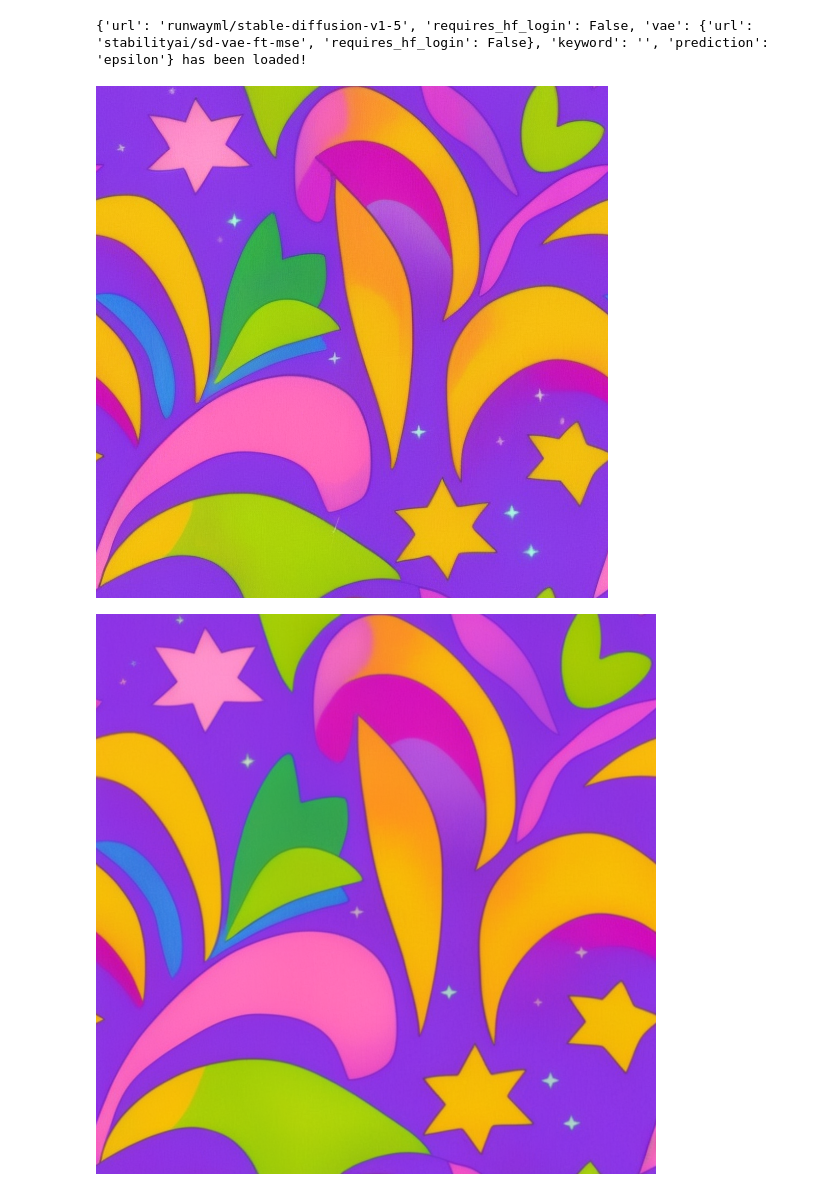
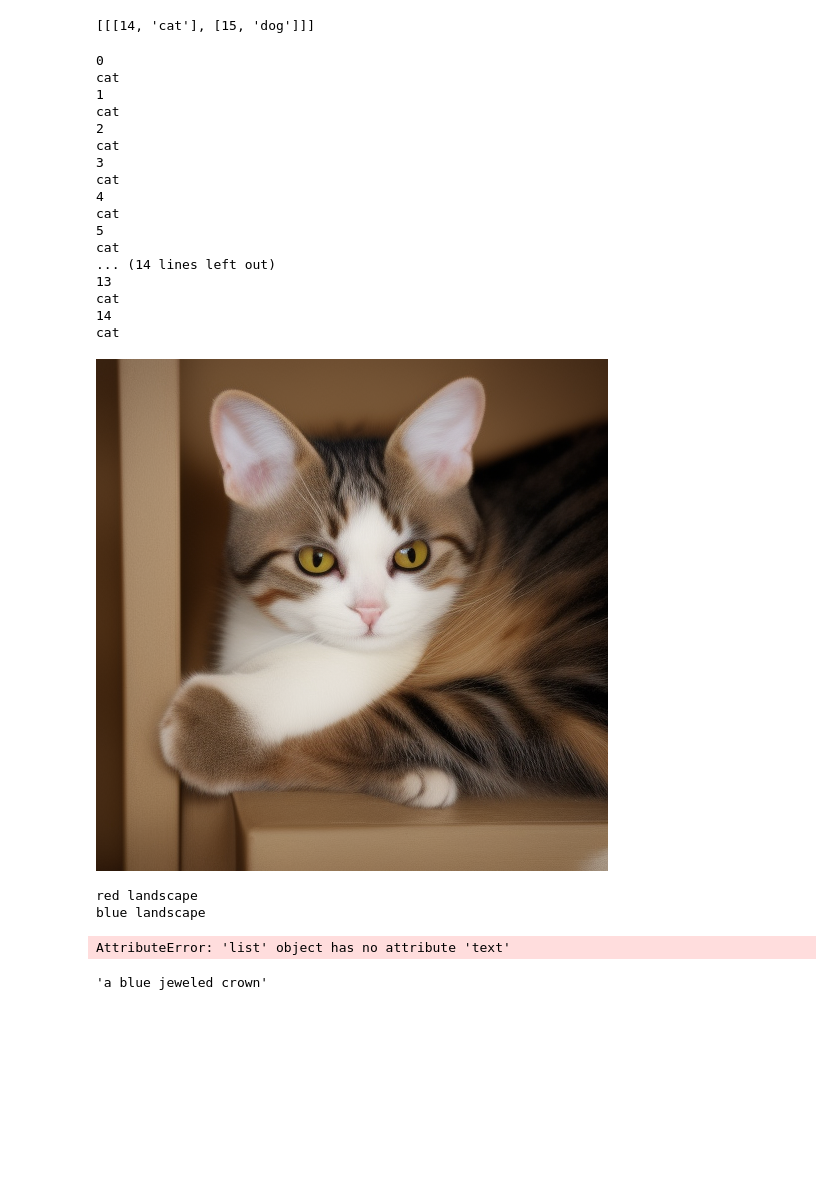
Before and after one commit to cadaeix/simplest-stable, a Jupyter notebook: Simple_Stable_Colab.ipynb, the cells around one changed output. Cells and saved outputs as stored; diff of their text form; code cells hidden in the pictures; blank space fills up the shorter version.

```diff
--- a/Simple_Stable_Colab.ipynb
+++ b/Simple_Stable_Colab.ipynb
@@ -38,7 +38,7 @@ device = torch.device("cuda") if torch.cuda.is_available() else torch.device("cp
 model = "Stable Diffusion 1.5 with VAE" #@param ["Stable Diffusion 1.4","Stable Diffusion 1.5","Stable Diffusion 2.0 (512)","Stable Diffusion 2.0 (768)","Stable Diffusion 2.1 (512)","Stable Diffusion 2.1 (768)","Pokemon Diffusion","Waifu Diffusion 1.3","Anything v3.0","seek.art_MEGA","Robo Diffusion","Inkpunk Diffusion","Classic Animation Diffusion","Modern Animation Diffusion","Ghibli Diffusion","Van Gogh Diffusion","Openjourney","Dreamlike Diffusion","Future Diffusion","Gigafractal Diffusion","Stable Diffusion 1.4 with VAE","Stable Diffusion 1.5 with VAE"] {type:"string"}
 #@markdown ### <b>Image Generation</b><br>
 #@markdown See previous cell for setting explanations
-prompt = "colourful fantasy pattern by lisa frank" #@param{type:"string"}
+prompt = "[cat:dog:14]" #@param{type:"string"}
 negative = "" #@param{type: 'string'}
 resolution = "Square 512x512 (default, good for most models)" #@param ["Custom (Select this and put width and height below)", "Square 512x512 (default, good for most models)", "Landscape 768x512", "Portrait 512x768", "Square 768x768 (good for 768 models)", "Landscape 1152x768 (does not work on free colab)", "Portrait 768x1152 (does not work on free colab)"] {type:"string"}
 
@@ -46,7 +46,7 @@ resolution = "Square 512x512 (default, good for most models)" #@param ["Custom (
 #@markdown <br>
 #@markdown <b>Advanced Settings</b>
 width_height_if_custom_is_selected = [768, 768] #@param{type: 'raw'}
-steps = 40 #@param {type:"integer"}
+steps = 15 #@param {type:"integer"}
 samples_per_batch = 1
 number_of_images = 1 #@param {type:"integer"}
 seed = 42 #@param {type:"integer"}
@@ -58,7 +58,7 @@ batch_name = batch_name + datetime.now().strftime("%H:%M:%S")
 guidance_scale = 7 #@param {type:"slider", min:0, max:20, step:0.5}
 ddim_eta = 0.0
 zoom = False
-tiling = True #@param {type: "boolean"}
+tiling = False #@param {type: "boolean"}
 #@markdown If `tiling` results look poor, double the amount of steps from non-tiling.
 #@markdown <br>
 #@markdown <br>
@@ -74,7 +74,7 @@ denoising_strength = 0.9 #@param {type:"slider", min:0.1, max:1.0, step:0.05}
 
 #@markdown <b>Upscaling</b><br>
 
-upscale_results = True #@param {type: 'boolean'}
+upscale_results = False #@param {type: 'boolean'}
 # detailing = 1 #@param {type:"slider", min:1, max:4, step:1}
 upscale_strength = 0.2 #@param {type:"slider", min:0.0, max:1.0, step:0.05}
 ######
@@ -100,33 +100,56 @@ opt = {
     "precision" : 'autocast',
     "prompt" : prompt,
     "negative" : negative,
     "sampler" : sampler,
     "tiling" : tiling,
     "scale" : guidance_scale,
     "seed" : seed,
     "strength" : denoising_strength if init_image_or_folder != "" else None, # strength for noising/unnoising. 1.0 corresponds to full destruction of information in init image
     "H" : height - height % 64,
     "W" : width - width % 64,
     #upscale stuff
     "passes" : 1,
     "upscale": upscale_results,
     "gobig_overlap" : 128,
     #"detail_steps" : steps*detailing,
     "upscale_strength" : upscale_strength,
     "detail_scale" : 10
     }
 
 recreate = False
 try:
   pipe
   recreate = model_name != opt["model_name"]
 except NameError as e:
   pipe = None
   recreate = True
 model_name = opt["model_name"]
 
 pipe = SimpleStable.main(opt, pipe, recreate)
 # %% [output]
-{'url': 'runwayml/stable-diffusion-v1-5', 'requires_hf_login': False, 'vae': {'url': 'stabilityai/sd-vae-ft-mse', 'requires_hf_login': False}, 'keyword': '', 'prediction': 'epsilon'} has been loaded!
+[[[14, 'cat'], [15, 'dog']]]
+0
+cat
+1
+cat
+2
+cat
+3
+cat
+4
+cat
+5
+cat
+... (14 lines left out)
+13
+cat
+14
+cat
-[figure, old version]
+[figure, new version]
-[figure, removed]
+# %%
+p = [[[5, 'red landscape'], [15, 'blue landscape']]]
+for i, (end_at_step, text) in enumerate(p[0]):
+    print(text)
+# %% [output]
+red landscape
+blue landscape
@@ -132,0 +264,23 @@ pipe = SimpleStable.main(opt, pipe, recreate)
+# %%
+prompt_schedule = get_learned_conditioning_prompt_schedules(['a [blue:green:5] jeweled crown'], 20)
+
+encode_schedule = []
+for (end_at_step, text) in enumerate(prompt_schedule[0]):
+    encode_schedule.append[
+        self._encode_prompt(
+        text,
+        device,
+        num_images_per_prompt,
+        do_classifier_free_guidance,
+        negative_prompt,
+        max_embeddings_multiple
+    ),
+    end_at_step
+    ]
+# %% [output]
+AttributeError: 'list' object has no attribute 'text'
+# %%
+prompt_schedule = get_learned_conditioning_prompt_schedules(['a [blue:green:5] jeweled crown'], 20)
+prompt_schedule[0][0][1]
+# %% [output]
+'a blue jeweled crown'
```
Also changed, not shown: parts of 2 cells of this notebook, 2 other files.
